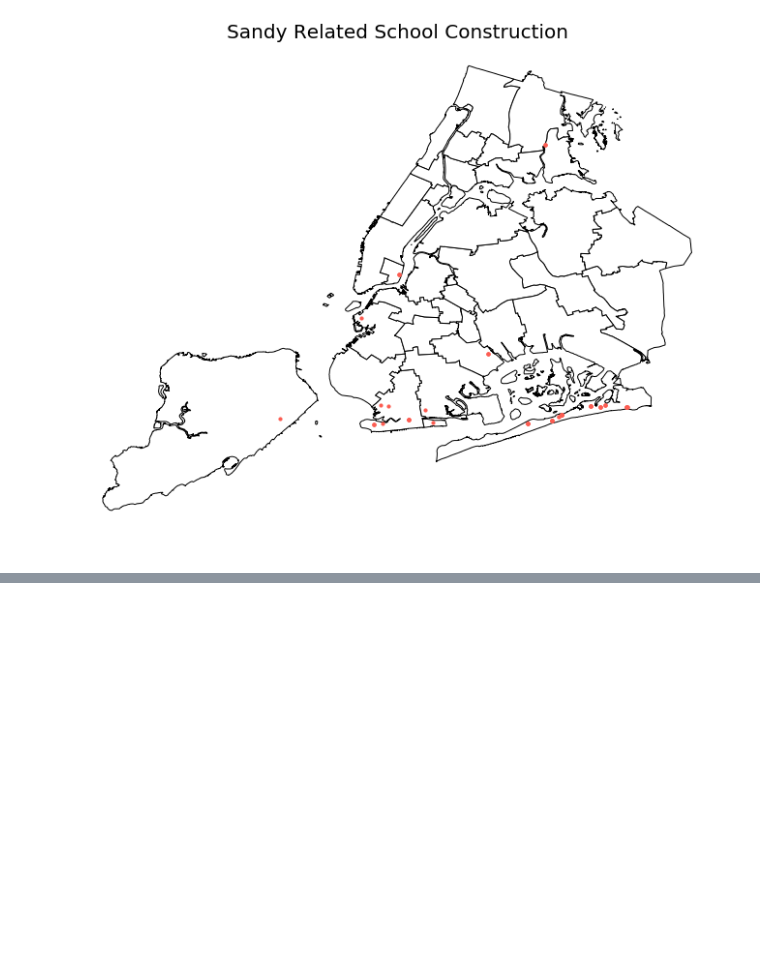
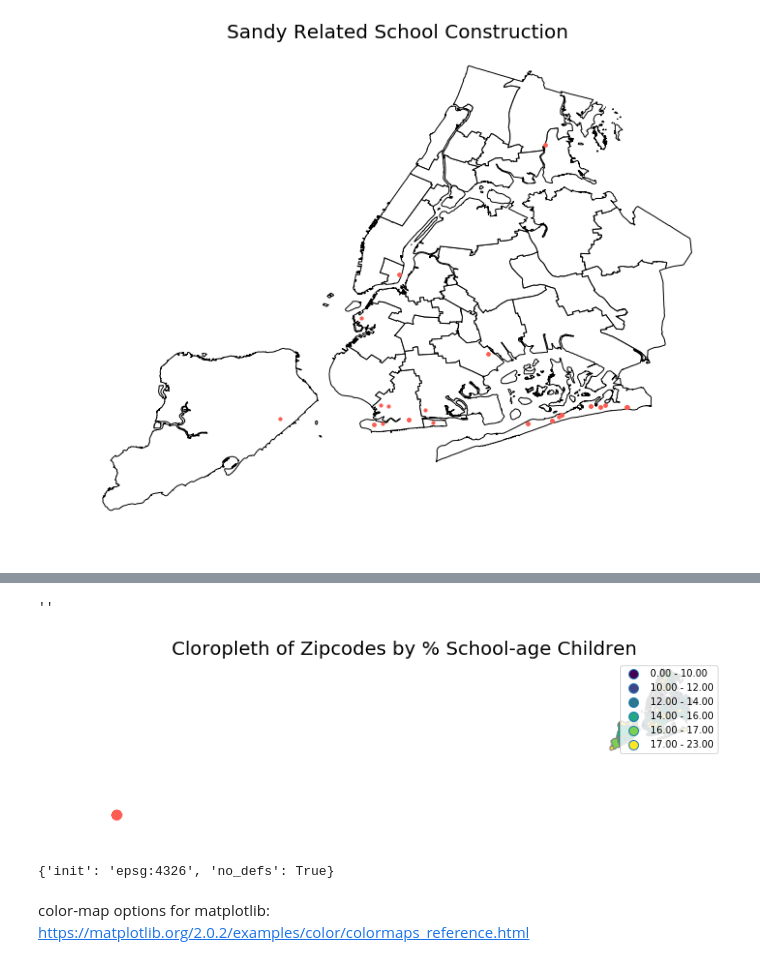
Before and after one commit to tharma3/data_school, a Jupyter notebook: Data_School_7_Geopandas.ipynb, the cells around one changed output, grey strips where cells are left out. Saved outputs shown, nothing was run; the diff lists cells and outputs as text; code cells hidden in the pictures; blank space fills up the shorter version.

```diff
--- a/Data_School_7_Geopandas.ipynb
+++ b/Data_School_7_Geopandas.ipynb
@@ -164,0 +270,14 @@ act
+# %%
+data['%no_diploma'] = np.round((data['no_highschool2017']/data['total_edu'])*100,1)
+data['house_pov_rate'] = np.round((data['house_in_pov2017']/data['acs_total_house2017'])*100,1)
+data['perc_school_age'] = np.round(((data['5-14 pop'] + data['15-17 pop'])/data['total_pop'])*100)
+#data.head()
+# %%
+#https://data.cityofnewyork.us/Business/Zip-Code-Boundaries/i8iw-xf4u
+#read in zipcode shapefile from NYC open data
+
+url ='https://data.cityofnewyork.us/download/i8iw-xf4u/application%2Fzip'
+
+zips = gp.GeoDataFrame.from_file(url)
+
+zips.head()
@@ -164,0 +295,4 @@ act
+# %%
+#this will create an error - let's figure out how to fix it!
+zip_and_census = zips.merge(data, left_on=zips['ZIPCODE'].astype('int'), right_on='zip')
+zip_and_census.head()
@@ -164,0 +327,22 @@ act
+# %%
+# this is going to create an error! let's investigate
+
+fig, ax = plt.subplots(figsize=(12,12))
+ax.axis('off')
+plt.title("Cloropleth of Zipcodes by % School-age Children", fontsize=20)
+
+zip_and_census.dropna().plot(column="perc_school_age",scheme='quantiles', k=6, cmap='viridis',legend=True,
+                facecolor='k', edgecolor='grey', ax=ax)
+
+#leg = ax.get_legend()
+#leg.set_bbox_to_anchor((0.2, 0.8, 0.2, 0.2))
+
+active_geo.plot(c='#FC5D52', markersize=(active_geo['Construction Award']/1000000),  ax=ax)
+;
+# %% [output]
+''
+[figure, added]
+# %%
+active_geo.crs
+# %% [output]
+{'init': 'epsg:4326', 'no_defs': True}
@@ -164,0 +351,2 @@ act
+# %% [markdown]
+color-map options for matplotlib: https://matplotlib.org/2.0.2/examples/color/colormaps_reference.html
```
Also changed, not shown: parts of 29 cells of this notebook.
